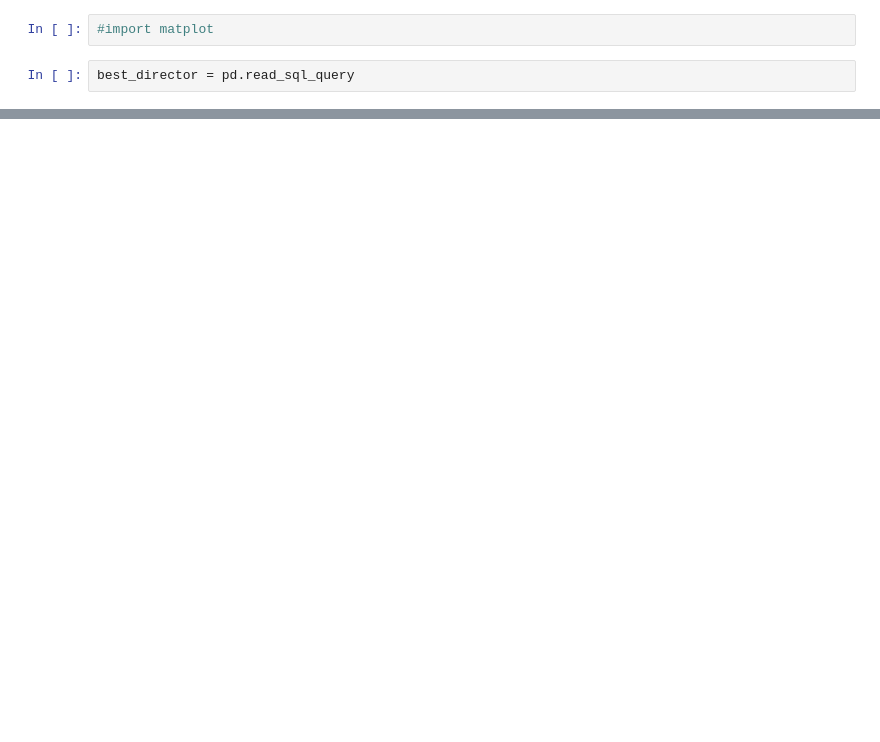
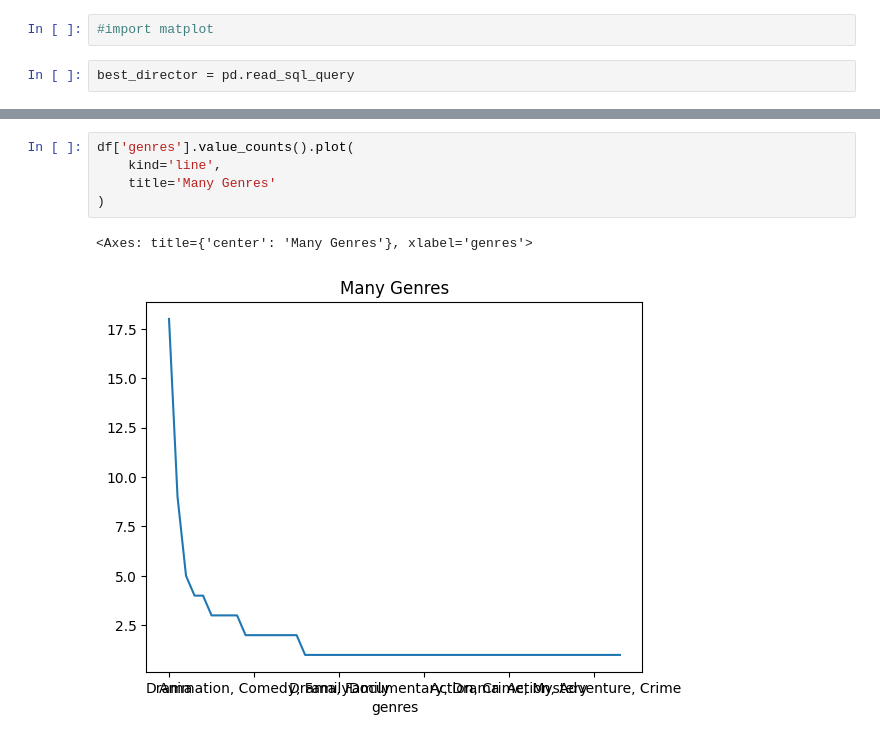
Before and after one commit to CindyWedd/DA1-Capstone, a Jupyter notebook: Netflix_capstone.ipynb.ipynb, the cells around one changed output, grey strips where cells are left out. Cells and saved outputs as stored; diff of their text form; blank space fills up the shorter version.

```diff
--- a/Netflix_capstone.ipynb.ipynb
+++ b/Netflix_capstone.ipynb.ipynb
@@ -632,0 +575,8 @@ plt.show()
+# %%
+df['genres'].value_counts().plot(
+    kind='line',
+    title='Many Genres'
+)
+# %% [output]
+<Axes: title={'center': 'Many Genres'}, xlabel='genres'>
+[figure, added]
```
Also changed, not shown: parts of 14 cells of this notebook, 1 other file.
